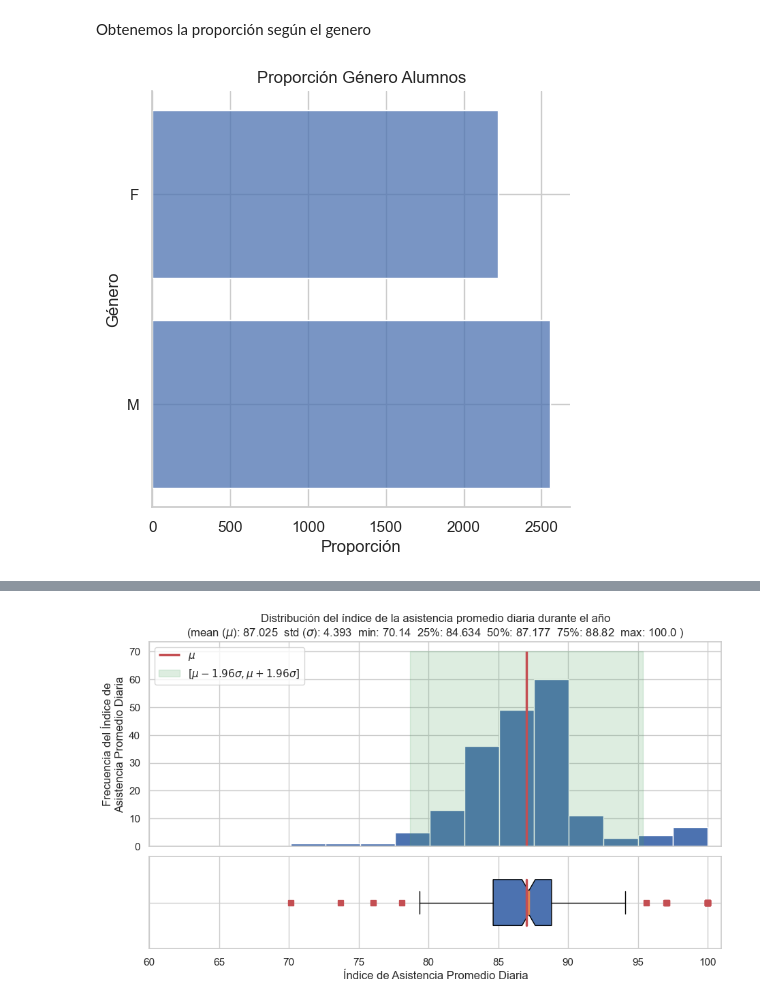
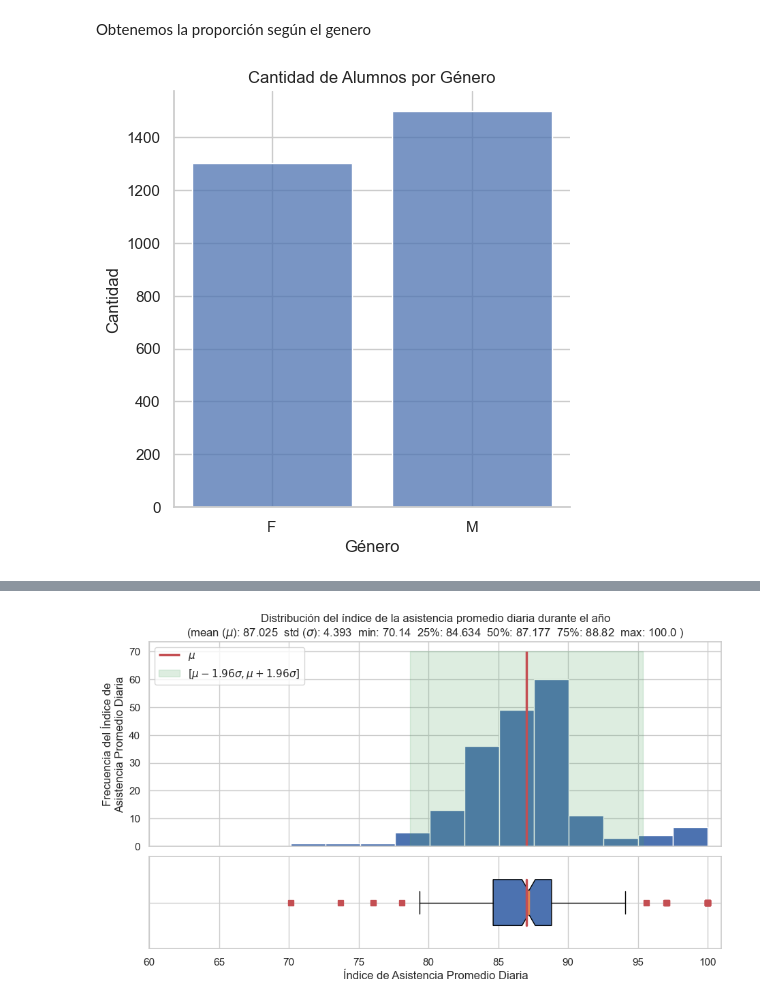
Before and after one commit to MrChurrasco/Practice_PDF_Parse, a Jupyter notebook: Graficos.ipynb, the cells around one changed output, grey strips where cells are left out. Drawn from its saved outputs; the diff is of its cells as text; code cells hidden in the pictures.

```diff
--- a/Graficos.ipynb
+++ b/Graficos.ipynb
@@ -4,3 +4,14 @@ import matplotlib.pyplot as plt
 import seaborn as sns
 import pandas as pd
 from pathlib import Path
+import numpy as np
+import datetime
+
+list_fechas = list(map(lambda x: x.strftime("%m-%d"),
+                       [ datetime.datetime(2022,3,1) + datetime.timedelta(x) for x in range(275) ]))
+
+df_all = pd.read_excel("output_graphs.xlsx")
+
+mediana_ive = df_all["IVE-SINAE BÁSICA 2022"].median()
+
+df_all
@@ -28,13 +44,13 @@ sns.set_theme(style="whitegrid")
 # %% [markdown]
 Obtenemos la proporción según el genero
 # %%
-sns.displot(data=df_alumnos,
-            y = "genero",
+sns.displot(data=df_all,
+            x = "genero",
             shrink = .8
             )
-plt.title("Proporción Género Alumnos")
-plt.ylabel("Género")
-plt.xlabel("Proporción")
+plt.title("Cantidad de Alumnos por Género")
+plt.xlabel("Género")
+plt.ylabel("Cantidad")
 plt.show()
 # %% [output]
-[figure, old version]
+[figure, new version]
```
Also changed, not shown: parts of 13 cells of this notebook, 4 other files.
